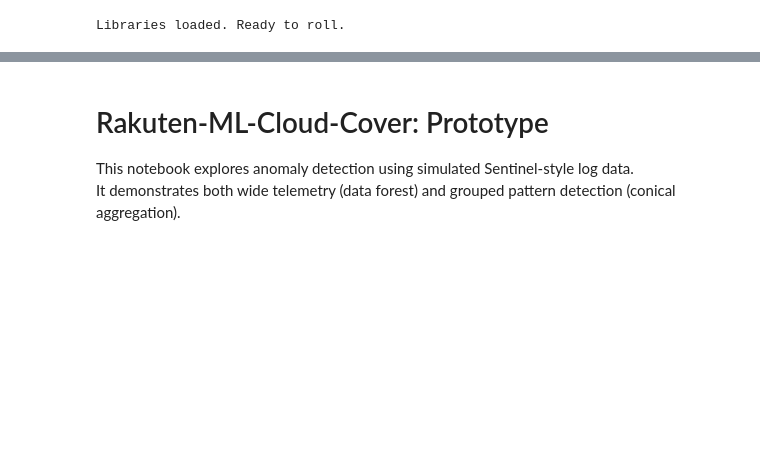
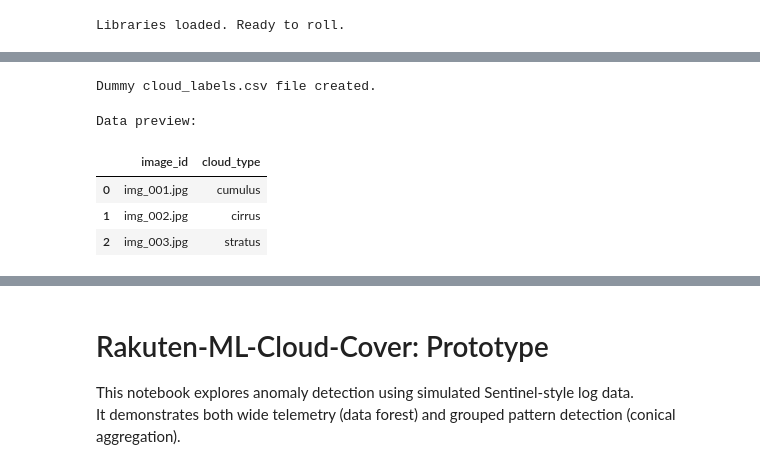
Before and after one commit to tristach/rakuten-ML-cloud-cover, a Jupyter notebook: notebooks/rakuten-ml-prototype.ipynb, the cells around one changed output, grey strips where cells are left out. Cells and saved outputs as stored; diff of their text form; code cells hidden in the pictures; blank space fills up the shorter version.

```diff
--- a/notebooks/rakuten-ml-prototype.ipynb
+++ b/notebooks/rakuten-ml-prototype.ipynb
@@ -13,0 +33,34 @@ Libraries loaded. Ready to roll.
+# %%
+import os
+import pandas as pd
+
+# Create the data directory if it doesn't exist
+os.makedirs("data", exist_ok=True)
+
+# Sample data
+dummy_data = {
+    "image_id": ["img_001.jpg", "img_002.jpg", "img_003.jpg"],
+    "cloud_type": ["cumulus", "cirrus", "stratus"]
+}
+
+# Convert to DataFrame and save as CSV
+df_dummy = pd.DataFrame(dummy_data)
+df_dummy.to_csv("data/cloud_labels.csv", index=False)
+
+print("Dummy cloud_labels.csv file created.")
+# %% [output]
+Dummy cloud_labels.csv file created.
+# %%
+import pandas as pd
+
+data_path = "data/cloud_labels.csv"
+df = pd.read_csv(data_path)
+
+print("Data preview:")
+df.head()
+# %% [output]
+Data preview:
+|  | image_id | cloud_type |
+| 0 | img_001.jpg | cumulus |
+| 1 | img_002.jpg | cirrus |
+| 2 | img_003.jpg | stratus |
```
Also changed, not shown: parts of 14 cells of this notebook, 1 other file.
